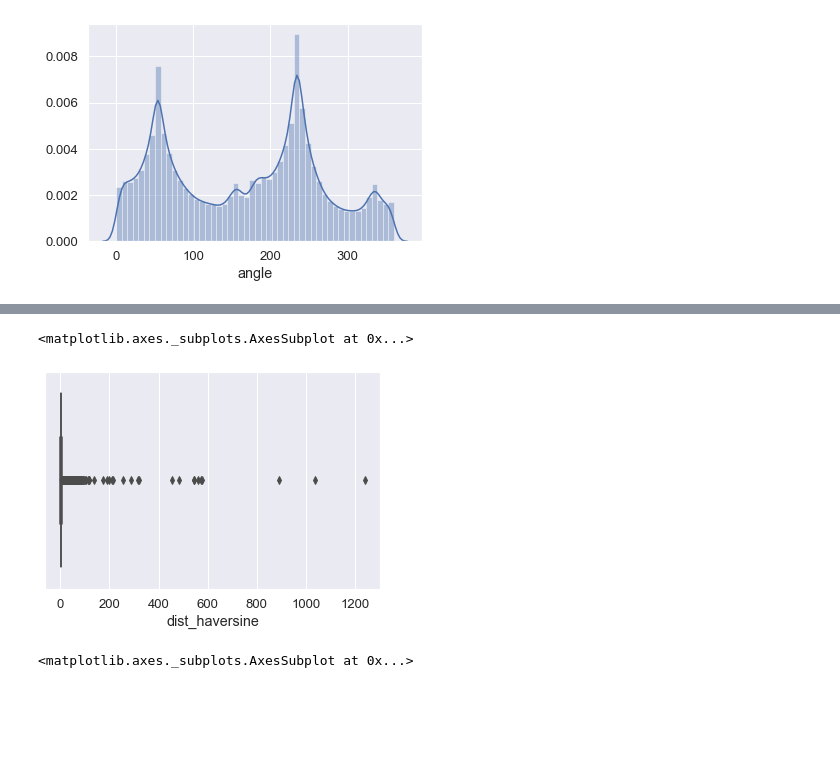
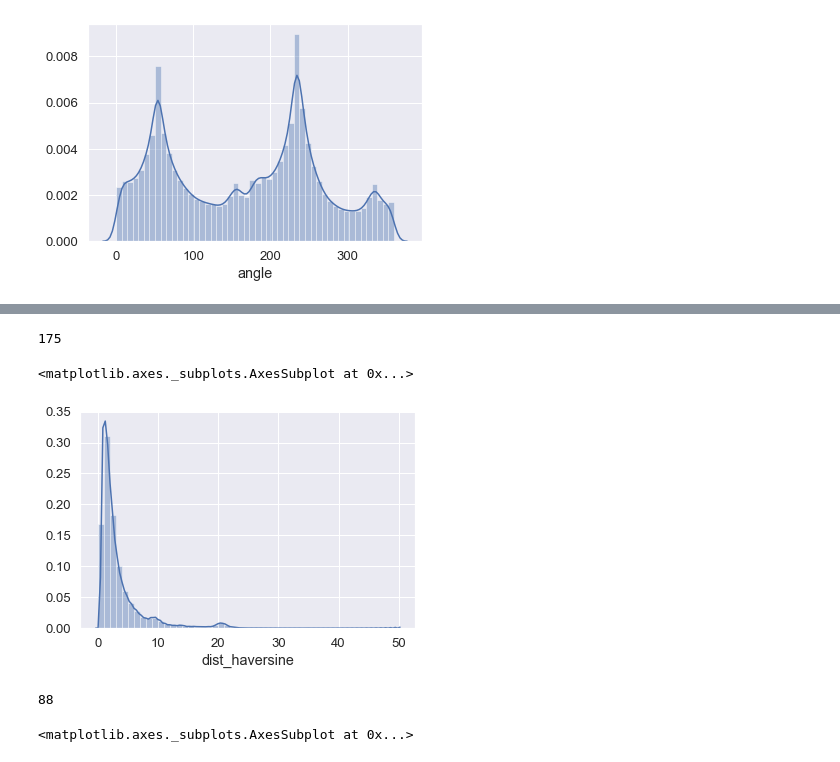
Before and after one commit to gregvidy/nyc_taxi_trip_kaggle, a Jupyter notebook: EDA.ipynb, the cells around one changed output, grey strips where cells are left out. Drawn from its saved outputs; the diff is of its cells as text; code cells hidden in the pictures; blank space fills up the shorter version.

```diff
--- a/EDA.ipynb
+++ b/EDA.ipynb
@@ -158,13 +166,13 @@ full_df.head()
 # %% [markdown]
 ### Creating Time Estimate Features
 # %%
-full_df['haversine_speed'] = full_df['dist_haversine'] / full_df['trip_duration']  # Calculate haversine speed for training set
+full_df['haversine_speed_km/s'] = full_df['dist_haversine'] / (full_df['trip_duration'] / 3600)  # Calculate haversine speed for training set
 hourly_speed = full_df.groupby('hour')['haversine_speed'].mean()  # Find average haversine_speed for each hour in the training set
 hourly_speed_fill = full_df['haversine_speed'].mean()  # Get mean across whole dataset for filling unknowns
 
 # Create feature
 full_df_hourly_speed = full_df['hour'].apply(lambda hour: hourly_speed[hour] if hour in hourly_speed else hourly_speed_fill)
-full_df['haversine_speed_estim'] = full_df['dist_haversine'] / full_df_hourly_speed
+full_df['haversine_speed_estim_km/h'] = full_df['dist_haversine'] / full_df_hourly_speed
 # %%
 full_df.head()
 # %% [output]
@@ -186,8 +199,16 @@ sns.distplot(full_df["angle"])
+# %%
+len(full_df[(full_df["trip_duration"] != -1) & (full_df["haversine_speed"] > 100)])
+# %% [output]
+175
 # %%
-sns.boxplot(full_df["dist_haversine"])
+sns.distplot(full_df[full_df["dist_haversine"] < 50]["dist_haversine"])
 # %% [output]
 <matplotlib.axes._subplots.AxesSubplot at 0x...>
-[figure, old version]
+[figure, new version]
+# %%
+len(full_df[(full_df["trip_duration"] != -1) & (full_df["dist_haversine"] > 50)])
+# %% [output]
+88
 # %%
 sns.distplot(full_df["hour"])
 # %% [output]
```
Also changed, not shown: parts of 4 cells of this notebook.
